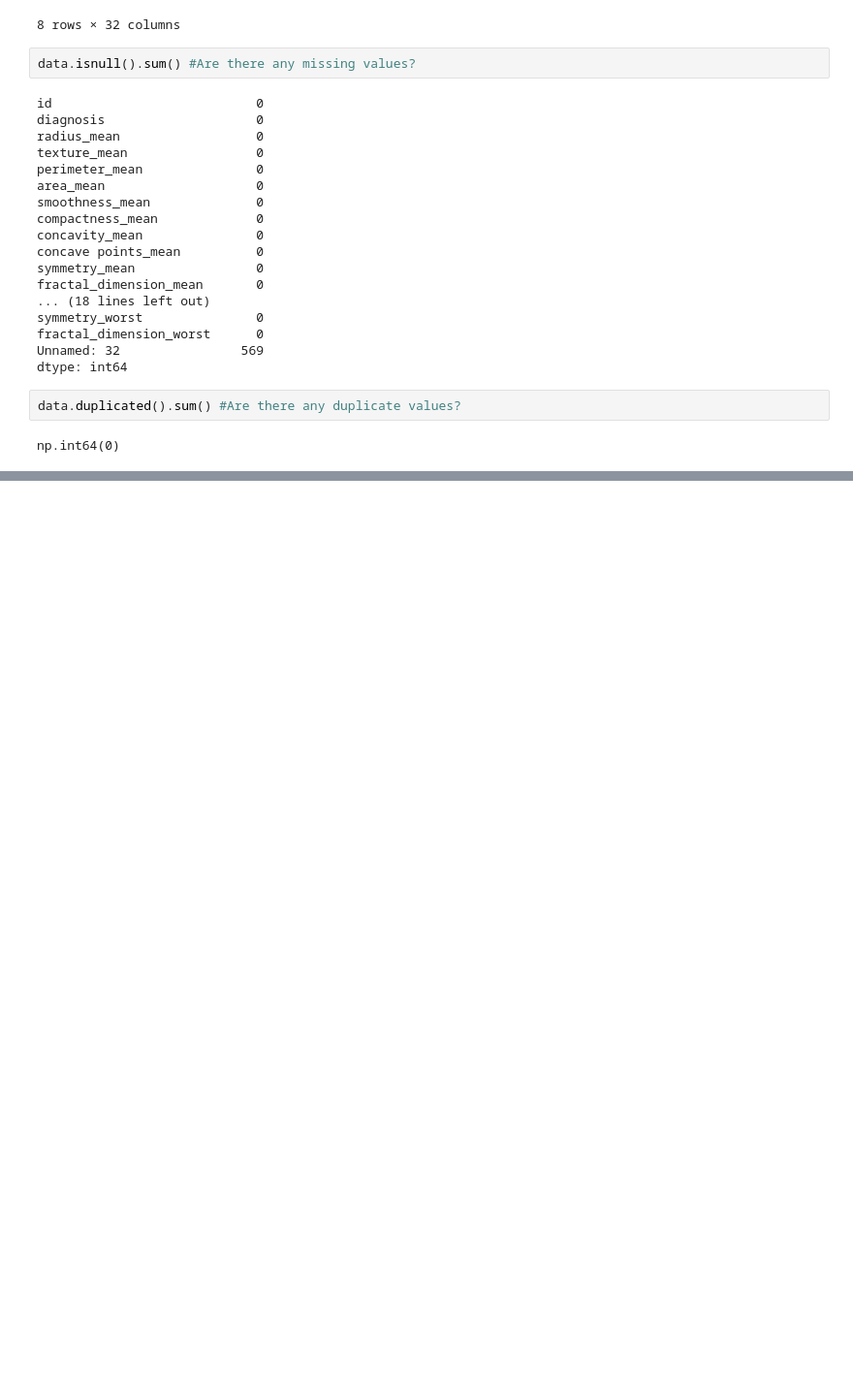
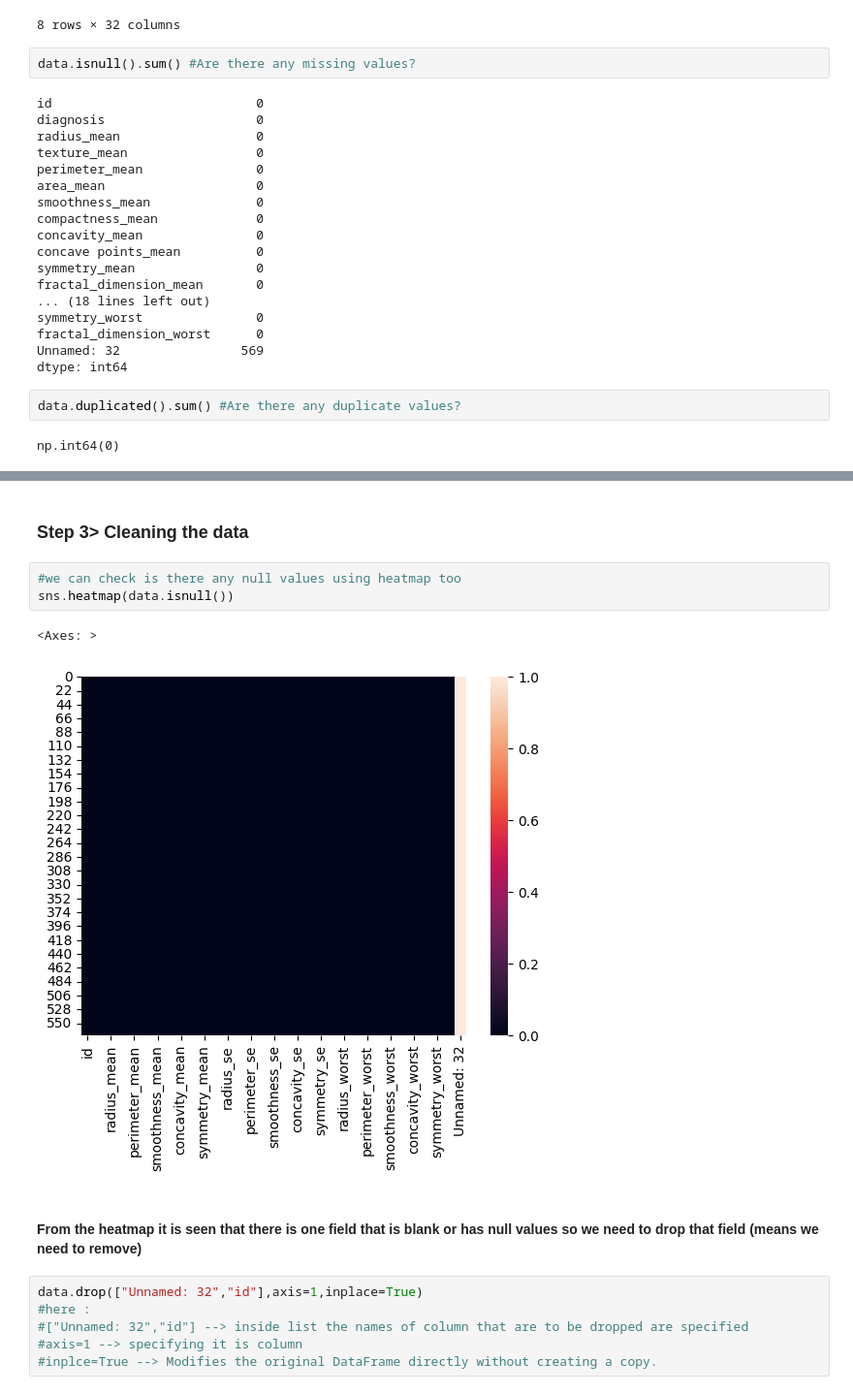
Before and after one commit to bainash10/Cancer-Prediction, a Jupyter notebook: main.ipynb, the cells around one changed output, grey strips where cells are left out. Shown at 97% size. Cells and saved outputs as stored; diff of their text form; blank space fills up the shorter version.

```diff
--- a/main.ipynb
+++ b/main.ipynb
@@ -105,0 +106,16 @@ numeric_df.corr()
+# %% [markdown]
+### Step 3> Cleaning the data
+# %%
+#we can check is there any null values using heatmap too
+sns.heatmap(data.isnull())
+# %% [output]
+<Axes: >
+[figure, added]
+# %% [markdown]
+#### From the heatmap it is seen that there is one field that is blank or has null values so we need to drop that field (means we need to remove)
+# %%
+data.drop(["Unnamed: 32","id"],axis=1,inplace=True)
+#here :
+#["Unnamed: 32","id"] --> inside list the names of column that are to be dropped are specified
+#axis=1 --> specifying it is column
+#inplce=True --> Modifies the original DataFrame directly without creating a copy.
```
Also changed, not shown: parts of 22 cells of this notebook.
